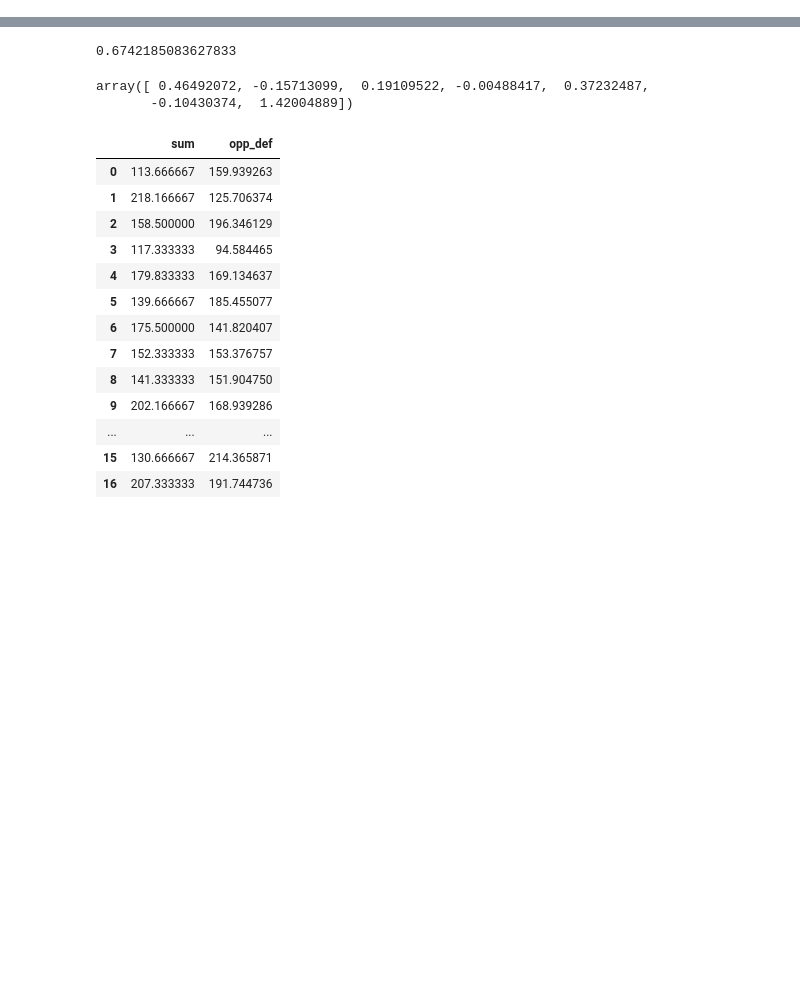
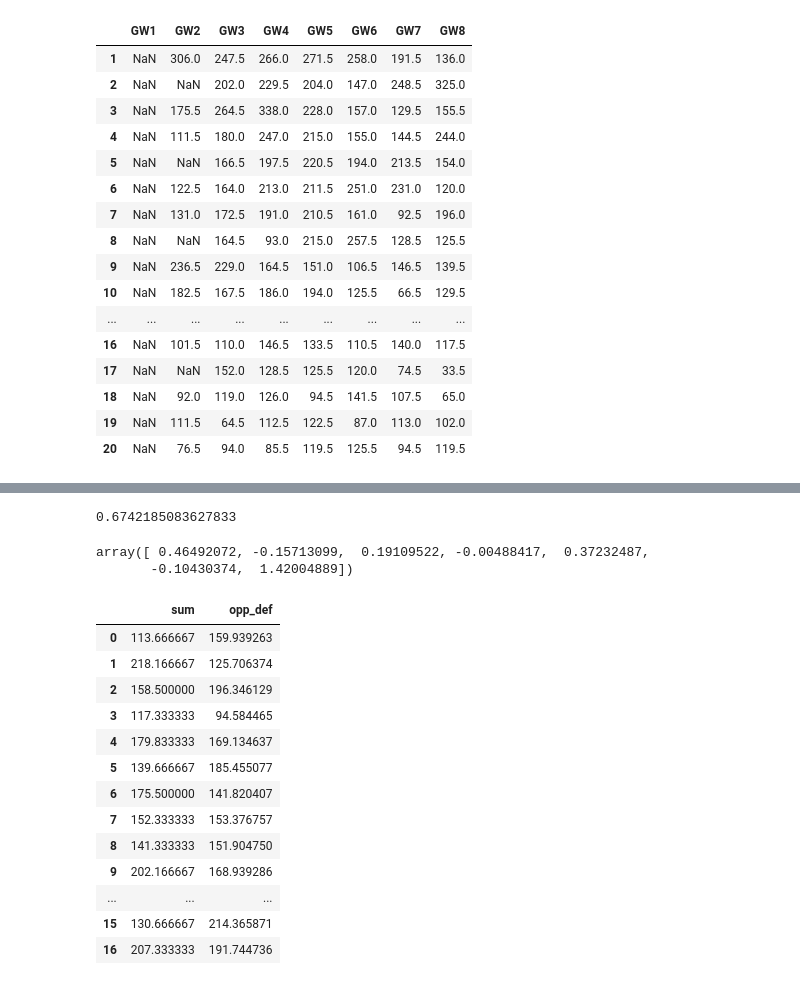
Before and after one commit to tikeve/tikeve.github.io, a Jupyter notebook: Source.ipynb, the cells around one changed output, grey strips where cells are left out. Drawn from its saved outputs; the diff is of its cells as text; code cells hidden in the pictures; blank space fills up the shorter version.

```diff
--- a/Source.ipynb
+++ b/Source.ipynb
@@ -759,0 +762,23 @@ FPL is created./t It takes 175.2506241798401 sec
+# %%
+# DataFrame.rolling(window, min_periods=None, center=False, win_type=None, on=None, axis=0, closed=None)
+A = no_lists(FPL.Team_xG)['Teams'].rolling(2, win_type='triang').sum()
+A
+no_lists(FPL.Team_xG[FPL.Team_xG.columns[:2:-1]]).rolling(2, win_type=None, axis=1).mean()
+# %% [output]
+|  | GW1 | GW2 | GW3 | GW4 | GW5 | GW6 | GW7 | GW8 |
+| 1 | NaN | 306.0 | 247.5 | 266.0 | 271.5 | 258.0 | 191.5 | 136.0 |
+| 2 | NaN | NaN | 202.0 | 229.5 | 204.0 | 147.0 | 248.5 | 325.0 |
+| 3 | NaN | 175.5 | 264.5 | 338.0 | 228.0 | 157.0 | 129.5 | 155.5 |
+| 4 | NaN | 111.5 | 180.0 | 247.0 | 215.0 | 155.0 | 144.5 | 244.0 |
+| 5 | NaN | NaN | 166.5 | 197.5 | 220.5 | 194.0 | 213.5 | 154.0 |
+| 6 | NaN | 122.5 | 164.0 | 213.0 | 211.5 | 251.0 | 231.0 | 120.0 |
+| 7 | NaN | 131.0 | 172.5 | 191.0 | 210.5 | 161.0 | 92.5 | 196.0 |
+| 8 | NaN | NaN | 164.5 | 93.0 | 215.0 | 257.5 | 128.5 | 125.5 |
+| 9 | NaN | 236.5 | 229.0 | 164.5 | 151.0 | 106.5 | 146.5 | 139.5 |
+| 10 | NaN | 182.5 | 167.5 | 186.0 | 194.0 | 125.5 | 66.5 | 129.5 |
+| ... | ... | ... | ... | ... | ... | ... | ... | ... |
+| 16 | NaN | 101.5 | 110.0 | 146.5 | 133.5 | 110.5 | 140.0 | 117.5 |
+| 17 | NaN | NaN | 152.0 | 128.5 | 125.5 | 120.0 | 74.5 | 33.5 |
+| 18 | NaN | 92.0 | 119.0 | 126.0 | 94.5 | 141.5 | 107.5 | 65.0 |
+| 19 | NaN | 111.5 | 64.5 | 112.5 | 122.5 | 87.0 | 113.0 | 102.0 |
+| 20 | NaN | 76.5 | 94.0 | 85.5 | 119.5 | 125.5 | 94.5 | 119.5 |
```
Also changed, not shown: parts of 3 cells of this notebook, 51 other files.
